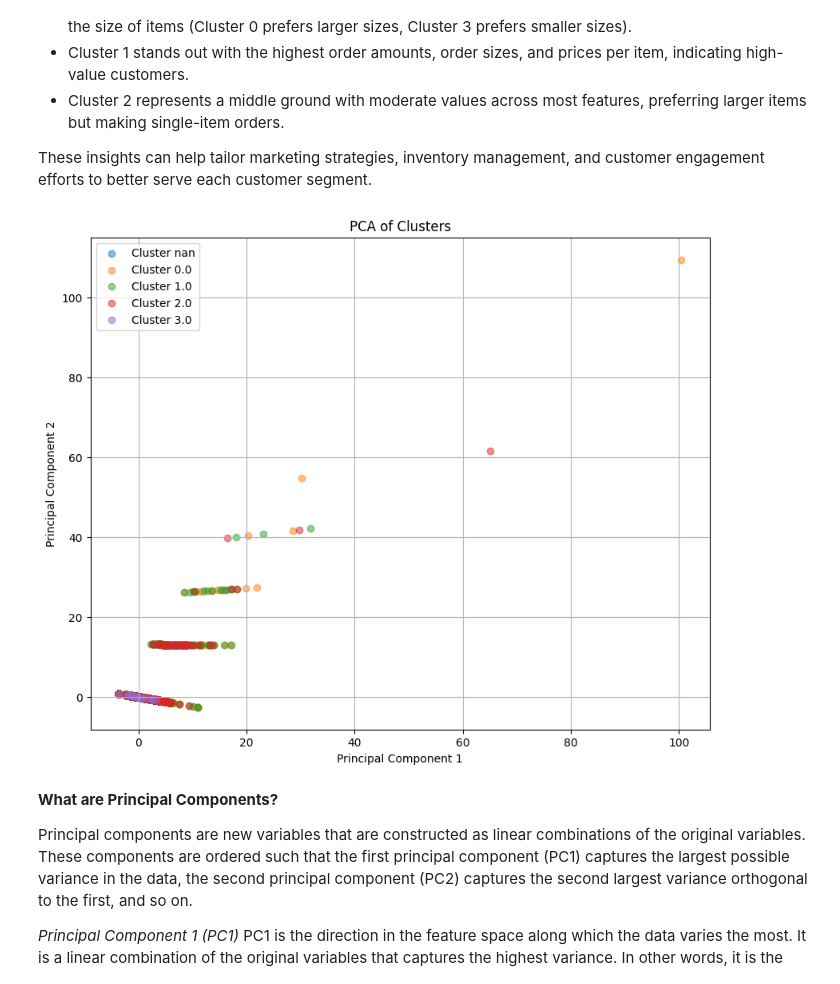
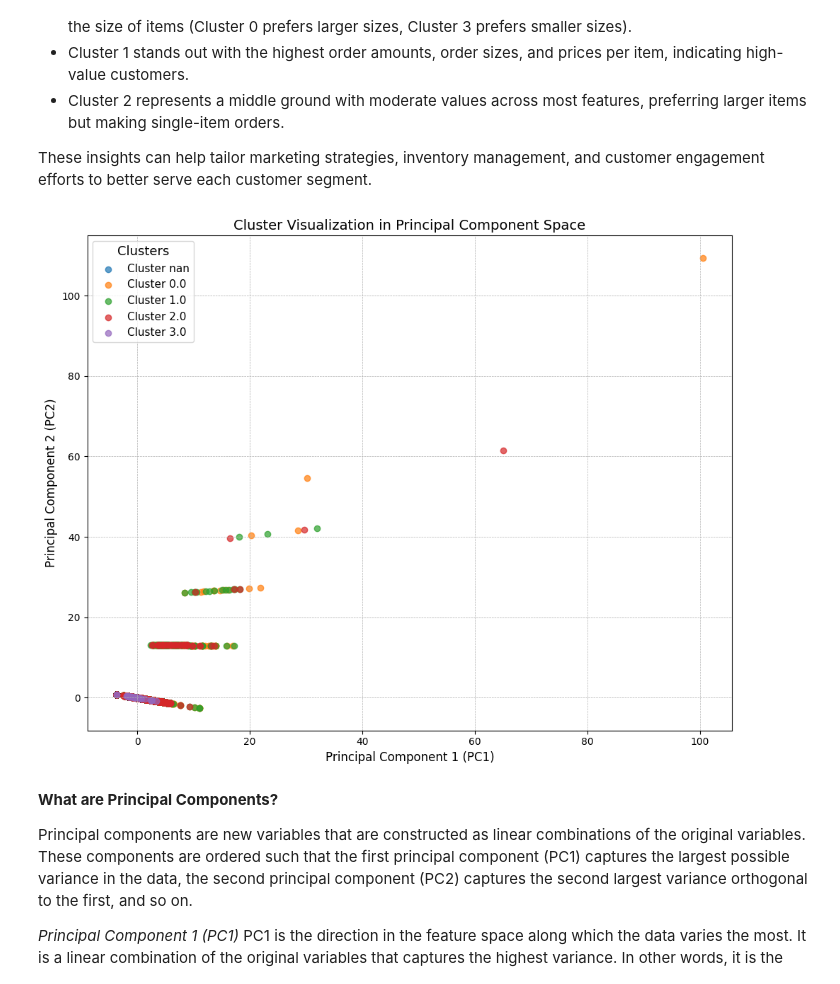
Before and after one commit to patrick-hsbr/fh_mtm_data_projekt_group1, a Jupyter notebook: data.ipynb, the cells around one changed output. Drawn from its saved outputs; the diff is of its cells as text; code cells hidden in the pictures.

```diff
--- a/data.ipynb
+++ b/data.ipynb
@@ -715,40 +741,51 @@ features = data_clean[available_features]
 
 # Handle categorical features (check if the categorical columns exist)
 categorical_columns = ['Region', 'Fulfilment', 'ship-service-level']
 existing_categorical_columns = [col for col in categorical_columns if col in data_clean.columns]
 data_clean = pd.get_dummies(data_clean, columns=existing_categorical_columns)
 
 # Standardize the features
 scaler = StandardScaler()
 scaled_features = scaler.fit_transform(features)
 
 # Apply K-means clustering
 kmeans = KMeans(n_clusters=4, random_state=42)
 kmeans.fit(scaled_features)
 data_clean['Cluster'] = kmeans.labels_
 
 # Apply PCA to reduce to 2 dimensions
 pca = PCA(n_components=2)
 principal_components = pca.fit_transform(scaled_features)
 
 # Create a DataFrame with the PCA components
 pca_df = pd.DataFrame(data=principal_components, columns=['PC1', 'PC2'])
 pca_df['Cluster'] = data_clean['Cluster']
 
+import matplotlib.pyplot as plt
+
 # Plot the clusters
 plt.figure(figsize=(10, 8))
 for cluster in pca_df['Cluster'].unique():
     subset = pca_df[pca_df['Cluster'] == cluster]
-    plt.scatter(subset['PC1'], subset['PC2'], label=f'Cluster {cluster}', alpha=0.5)
+    plt.scatter(subset['PC1'], subset['PC2'], label=f'Cluster {cluster}', alpha=0.7)
 
-plt.title('PCA of Clusters')
-plt.xlabel('Principal Component 1')
-plt.ylabel('Principal Component 2')
-plt.legend()
-plt.grid(True)
+# Add labels and title
+plt.xlabel('Principal Component 1 (PC1)', fontsize=12)
+plt.ylabel('Principal Component 2 (PC2)', fontsize=12)
+plt.title('Cluster Visualization in Principal Component Space', fontsize=14)
+
+# Add legend
+plt.legend(title='Clusters', title_fontsize='13', fontsize='11', loc='best')
+
+# Add grid
+plt.grid(True, which='both', linestyle='--', linewidth=0.5)
+
+# Adjust layout for better spacing
+plt.tight_layout()
+
 plt.show()
 # %% [output]
-[figure, old version]
+[figure, new version]
 # %% [markdown]
 **What are Principal Components?**
 
```
Also changed, not shown: parts of 3 cells of this notebook.
